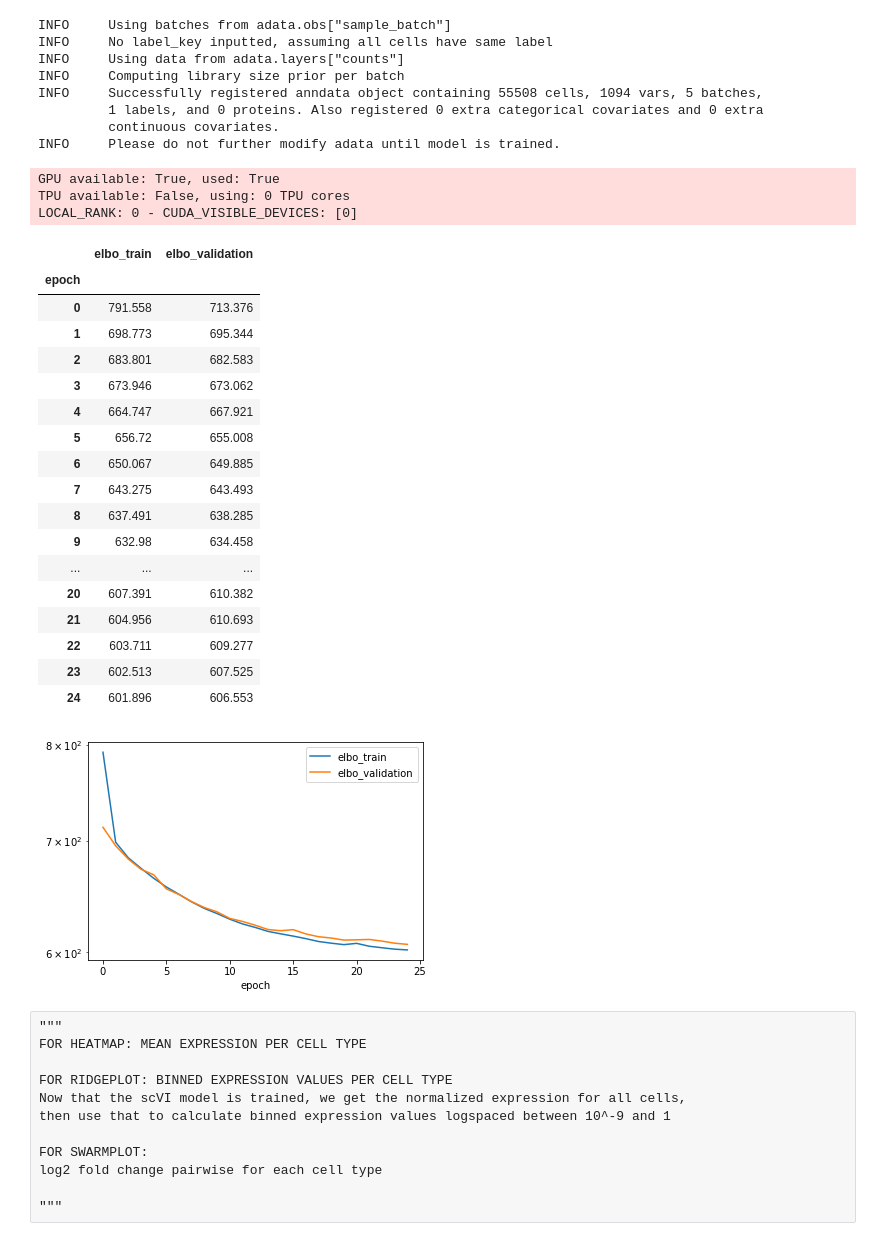
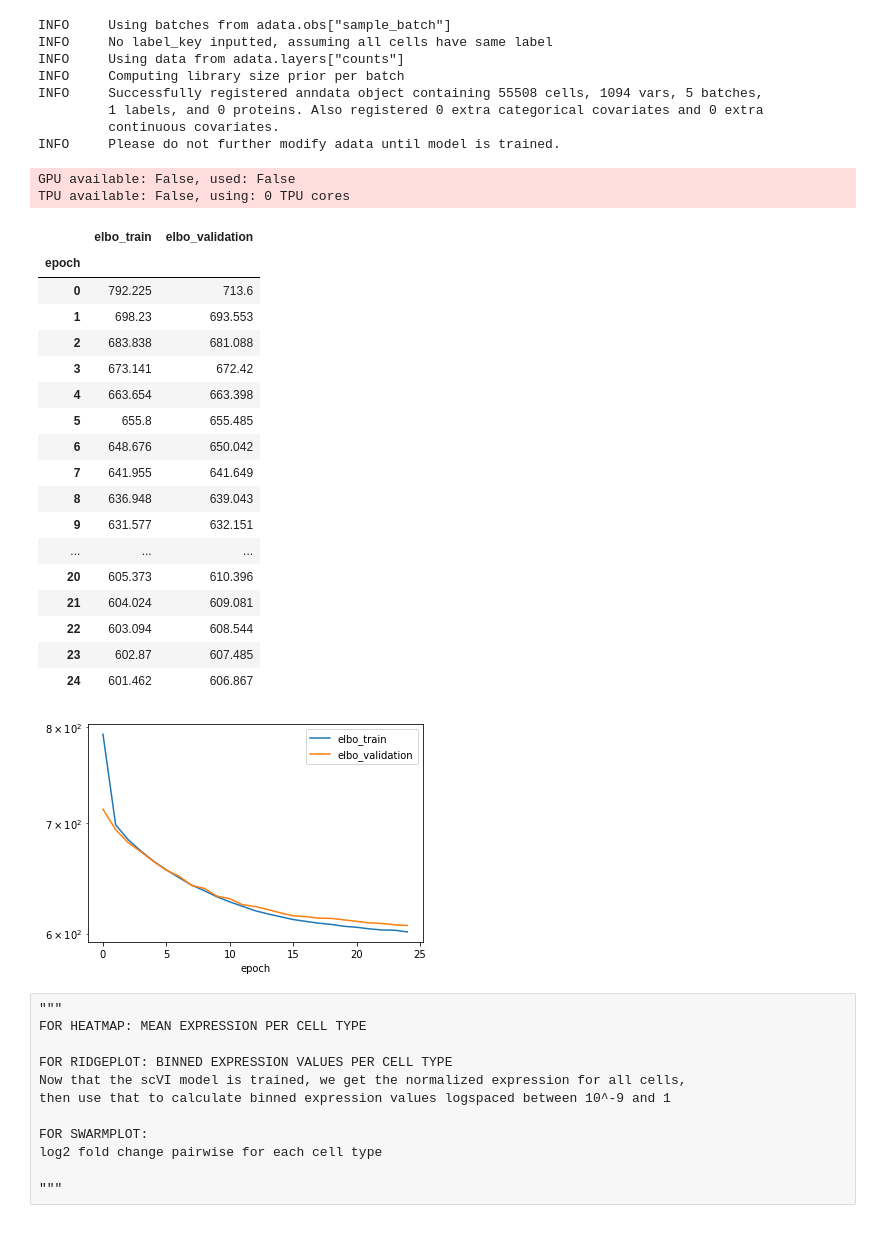
Before and after one commit to WormBase/wormcells-notebooks, a Jupyter notebook: wormcells_viz_pipeline_example.ipynb, the cells around one changed output. Saved outputs shown, nothing was run; the diff lists cells and outputs as text; code cells hidden in the pictures.

```diff
--- a/wormcells_viz_pipeline_example.ipynb
+++ b/wormcells_viz_pipeline_example.ipynb
@@ -150,50 +150,54 @@ INFO     Please do not further modify adata until model is trained.
 # %%
 ### DEFINE MODEL
 # these hyperparameters are fine for a small dataset, with a few batches
 # if integration is a problem then you can try increasing the layers to 3
-# and hideen units to 256
+# and hieen units to 256
+
 model = scvi.model.SCVI(adata,
                         n_hidden=128,
                         n_layers=2,
                         gene_likelihood='nb',
                         dispersion='gene-batch'
                         )
 
 # MODEL TRAINING
+# this model will train quickly even without a GPU, 25 epochs is not quite enough to
+# finish training, but this notebook is meant to run quickly just for showing the entire
+# data generation pipeline
+
 model.train(check_val_every_n_epoch =1,
-            use_gpu=True,
+            # use_gpu=True,
             max_epochs = 25,
             plan_kwargs={'lr':1e-3})
 
 
 train_test_results = model.history['elbo_train']
 train_test_results['elbo_validation'] = model.history['elbo_validation']
 train_test_results.plot(logy=True)
 ### MAKE SURE THE MODEL FINISHED TRAINING FOR BEST RESULTS
 display(train_test_results)
 # %% [output]
-GPU available: True, used: True
+GPU available: False, used: False
 TPU available: False, using: 0 TPU cores
-LOCAL_RANK: 0 - CUDA_VISIBLE_DEVICES: [0]
 |  | elbo_train | elbo_validation |
 | epoch |  |  |
-| 0 | 791.558 | 713.376 |
-| 1 | 698.773 | 695.344 |
-| 2 | 683.801 | 682.583 |
-| 3 | 673.946 | 673.062 |
-| 4 | 664.747 | 667.921 |
-| 5 | 656.72 | 655.008 |
-| 6 | 650.067 | 649.885 |
-| 7 | 643.275 | 643.493 |
-| 8 | 637.491 | 638.285 |
-| 9 | 632.98 | 634.458 |
+| 0 | 792.225 | 713.6 |
+| 1 | 698.23 | 693.553 |
+| 2 | 683.838 | 681.088 |
+| 3 | 673.141 | 672.42 |
+| 4 | 663.654 | 663.398 |
+| 5 | 655.8 | 655.485 |
+| 6 | 648.676 | 650.042 |
+| 7 | 641.955 | 641.649 |
+| 8 | 636.948 | 639.043 |
+| 9 | 631.577 | 632.151 |
 | ... | ... | ... |
-| 20 | 607.391 | 610.382 |
-| 21 | 604.956 | 610.693 |
-| 22 | 603.711 | 609.277 |
-| 23 | 602.513 | 607.525 |
-| 24 | 601.896 | 606.553 |
+| 20 | 605.373 | 610.396 |
+| 21 | 604.024 | 609.081 |
+| 22 | 603.094 | 608.544 |
+| 23 | 602.87 | 607.485 |
+| 24 | 601.462 | 606.867 |
-[figure, old version]
+[figure, new version]
 # %% [raw]
 """
 FOR HEATMAP: MEAN EXPRESSION PER CELL TYPE
```
Also changed, not shown: parts of 4 cells of this notebook.
